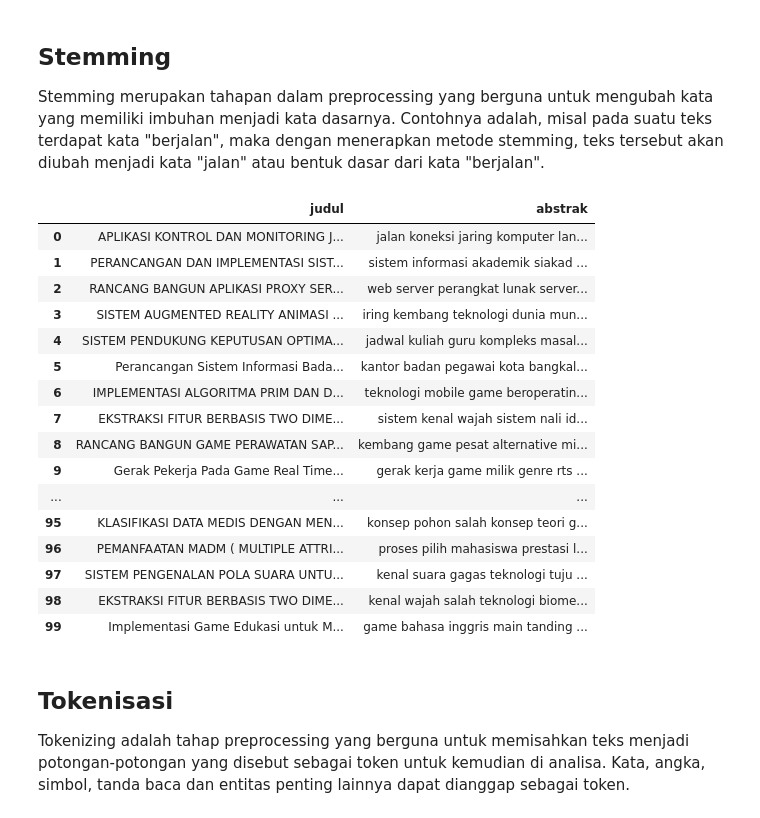
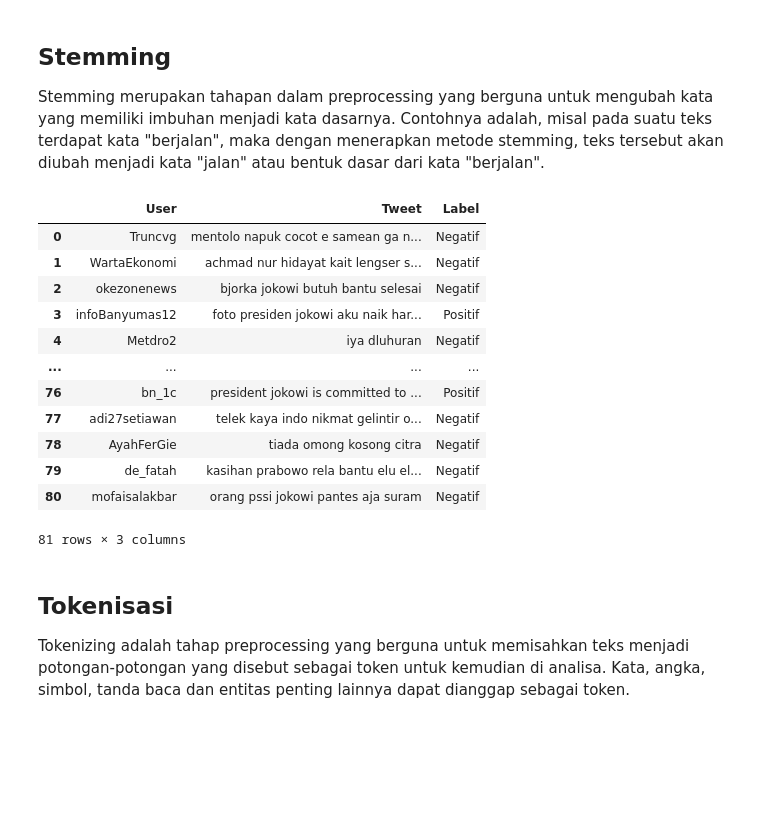
Before and after one commit to smilesense/Web-Mining, a Jupyter notebook: _sources/notebooks.ipynb, the cells around one changed output. Saved outputs shown, nothing was run; the diff lists cells and outputs as text; code cells hidden in the pictures; blank space fills up the shorter version.

```diff
--- a/_sources/notebooks.ipynb
+++ b/_sources/notebooks.ipynb
@@ -134,9 +126,9 @@ Setelah perintah sebelumnya berhasil dijalankan, selanjutnya kita akan melakukan
 # %%
 import pandas as pd
 pd.options.mode.chained_assignment = None
-pd.options.display.max_colwidth = None
-pd.options.display.max_columns = None
-pd.options.display.max_rows = None
-df = pd.read_json('hasil.json')
+# pd.options.display.max_colwidth = None
+# pd.options.display.max_columns = None
+# pd.options.display.max_rows = None
+df = pd.read_csv('19_121_tweets_labeled.csv', usecols=['User', 'Tweet', 'Label'])
 df
 # %% [output]
@@ -171,17 +163,31 @@ Case folding merupakan tahap text preprocessing yang berguna untuk :
 # %%
 import string
 
+#Mengapus link dan mention
+df['Tweet'] = df['Tweet'].replace(r'\s+',' ', regex=True)
+indx = 0
+for i in df['Tweet']:
+  temp = df['Tweet'][indx].split()
+  for j in temp:
+    if 'http' in j:
+      df['Tweet'] = df['Tweet'].replace(r'%s'%j," ", regex=True)
+    if '@' in j:
+      df['Tweet'] = df['Tweet'].replace(r'%s'%j," ", regex=True)
+  indx+=1
+
+
+
 #mengubah menjadi huruf kecil
-df['abstrak'] = df['abstrak'].str.lower()
+df['Tweet'] = df['Tweet'].str.lower()
 
 #menghapus tanda baca
 for char in string.punctuation:
-    df['abstrak'] = df['abstrak'].replace(r'[\%s]'%char," ", regex=True)
+    df['Tweet'] = df['Tweet'].replace(r'[\%s]'%char," ", regex=True)
 
 #menghapus angka
-df['abstrak'] = df['abstrak'].replace(r'\d+',' ', regex=True)
+df['Tweet'] = df['Tweet'].replace(r'\d+',' ', regex=True)
 
 #menghapus karakter kosong
-df['abstrak'] = df['abstrak'].replace(r'\s+',' ', regex=True)
-df['abstrak'][3]
+df['Tweet'] = df['Tweet'].replace(r'\s+',' ', regex=True)
+df['Tweet'][2]
 # %% [output]
@@ -195,8 +201,8 @@ with urllib.request.urlopen("https://raw.githubusercontent.com/smilesense/stopwo
     data_stopword = json.load(list_stopwords)
 
 for i in data_stopword:
-    df['abstrak'] = df['abstrak'].replace(r'\b%s\b'%i, '', regex=True)
-df['abstrak'] = df['abstrak'].replace(r'\s+',' ', regex=True)
+    df['Tweet'] = df['Tweet'].replace(r'\b%s\b'%i, '', regex=True)
+df['Tweet'] = df['Tweet'].replace(r'\s+',' ', regex=True)
 
-df['abstrak'][3]
+df['Tweet'][2]
 # %% [output]
@@ -207,35 +213,31 @@ Stemming merupakan tahapan dalam preprocessing yang berguna untuk mengubah kata
 # %%
 # import StemmerFactory class
 from Sastrawi.Stemmer.StemmerFactory import StemmerFactory
 
 # create stemmer
 factory = StemmerFactory()
 stemmer = factory.create_stemmer()
 # stemming process
 
 ind = 0
-for sentence in df['abstrak']:
-    df['abstrak'][ind] = stemmer.stem(str(sentence))
+for sentence in df['Tweet']:
+    df['Tweet'][ind] = stemmer.stem(str(sentence))
     ind+=1
 df
 # %% [output]
-|  | judul | abstrak |
-| 0 | APLIKASI KONTROL DAN MONITORING J... | jalan koneksi jaring komputer lan... |
-| 1 | PERANCANGAN DAN IMPLEMENTASI SIST... | sistem informasi akademik siakad ... |
-| 2 | RANCANG BANGUN APLIKASI PROXY SER... | web server perangkat lunak server... |
-| 3 | SISTEM AUGMENTED REALITY ANIMASI ... | iring kembang teknologi dunia mun... |
-| 4 | SISTEM PENDUKUNG KEPUTUSAN OPTIMA... | jadwal kuliah guru kompleks masal... |
-| 5 | Perancangan Sistem Informasi Bada... | kantor badan pegawai kota bangkal... |
-| 6 | IMPLEMENTASI ALGORITMA PRIM DAN D... | teknologi mobile game beroperatin... |
-| 7 | EKSTRAKSI FITUR BERBASIS TWO DIME... | sistem kenal wajah sistem nali id... |
-| 8 | RANCANG BANGUN GAME PERAWATAN SAP... | kembang game pesat alternative mi... |
-| 9 | Gerak Pekerja Pada Game Real Time... | gerak kerja game milik genre rts ... |
-| ... | ... | ... |
-| 95 | KLASIFIKASI DATA MEDIS DENGAN MEN... | konsep pohon salah konsep teori g... |
-| 96 | PEMANFAATAN MADM ( MULTIPLE ATTRI... | proses pilih mahasiswa prestasi l... |
-| 97 | SISTEM PENGENALAN POLA SUARA UNTU... | kenal suara gagas teknologi tuju ... |
-| 98 | EKSTRAKSI FITUR BERBASIS TWO DIME... | kenal wajah salah teknologi biome... |
-| 99 | Implementasi Game Edukasi untuk M... | game bahasa inggris main tanding ... |
+|  | User | Tweet | Label |
+| 0 | Truncvg | mentolo napuk cocot e samean ga n... | Negatif |
+| 1 | WartaEkonomi | achmad nur hidayat kait lengser s... | Negatif |
+| 2 | okezonenews | bjorka jokowi butuh bantu selesai | Negatif |
+| 3 | infoBanyumas12 | foto presiden jokowi aku naik har... | Positif |
+| 4 | Metdro2 | iya dluhuran | Negatif |
+| ... | ... | ... | ... |
+| 76 | bn_1c | president jokowi is committed to ... | Positif |
+| 77 | adi27setiawan | telek kaya indo nikmat gelintir o... | Negatif |
+| 78 | AyahFerGie | tiada omong kosong citra | Negatif |
+| 79 | de_fatah | kasihan prabowo rela bantu elu el... | Negatif |
+| 80 | mofaisalakbar | orang pssi jokowi pantes aja suram | Negatif |
+81 rows × 3 columns
 # %% [markdown]
 ## Tokenisasi
 
```
Also changed, not shown: parts of 31 cells of this notebook, 7 other files.
